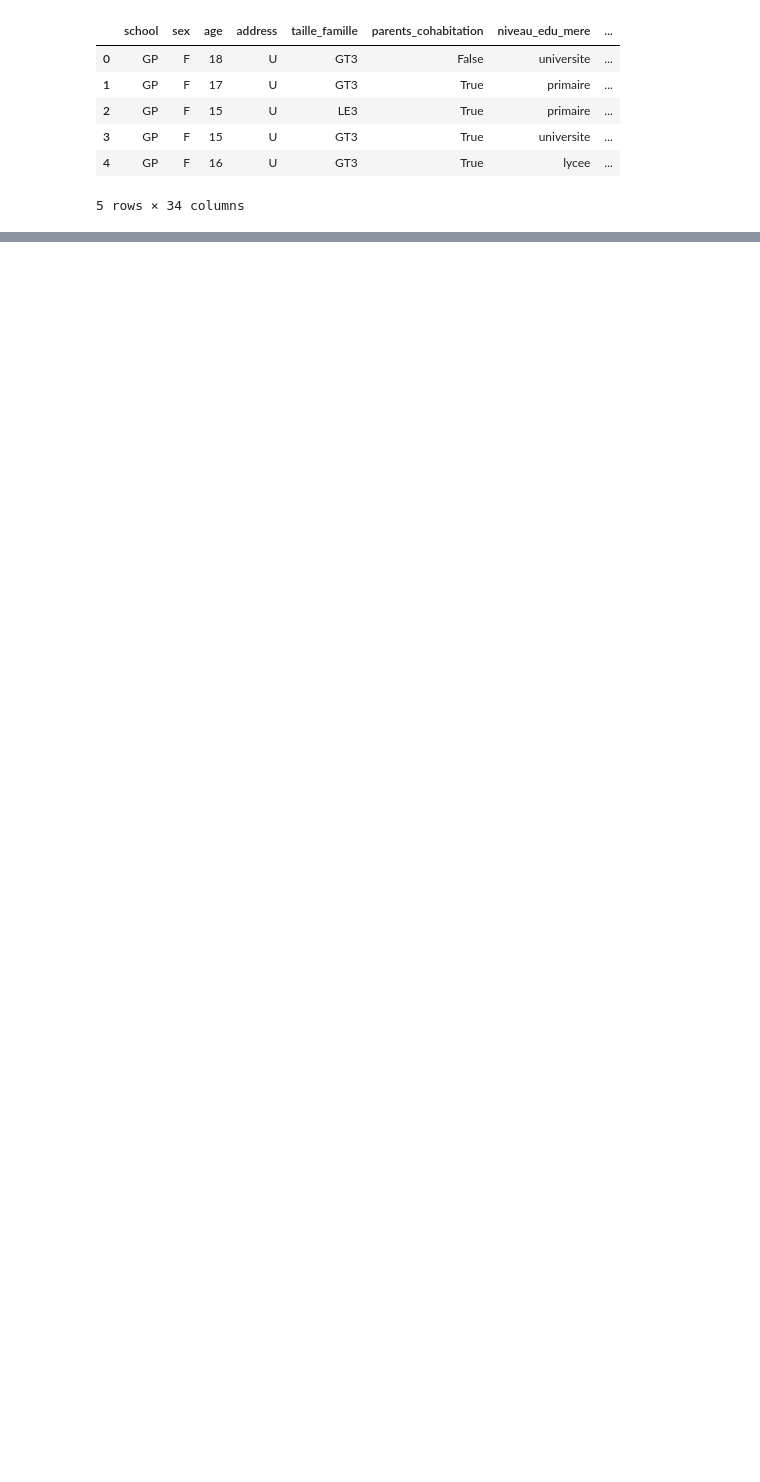
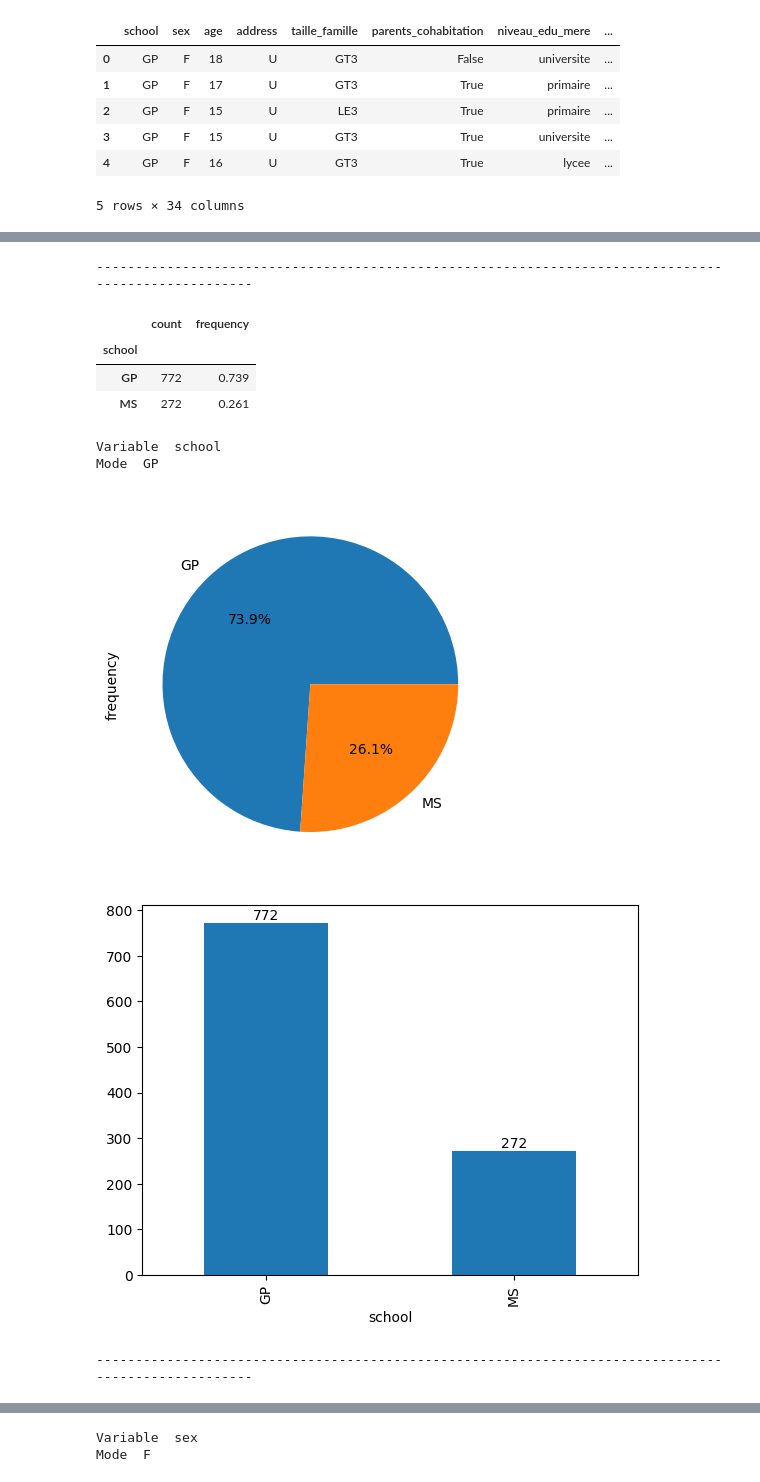
Before and after one commit to chanwinharold/Student_Data_Project, a Jupyter notebook: notebooks/03_statistics.ipynb, the cells around one changed output, grey strips where cells are left out. Saved outputs shown, nothing was run; the diff lists cells and outputs as text; code cells hidden in the pictures; blank space fills up the shorter version.

Commit message:
analyse sur les variables qualitatives effectués

```diff
--- a/notebooks/03_statistics.ipynb
+++ b/notebooks/03_statistics.ipynb
@@ -18,0 +37,33 @@ data.head()
+# %%
+liste_variables = ["school", "sex", "address", "taille_famille", "niveau_edu_mere", "niveau_edu_pere", "emploi_mere", "emploi_pere", "raison_choix_ecole", "tuteur", "matiere"]
+# %%
+def add_labels(k, y):
+    for i in range(len(k)):
+        plt.text(i, y.iloc[i], y.iloc[i], horizontalalignment="center", verticalalignment="bottom")
+for x in liste_variables:
+    print("--"*50)
+
+    table = pd.DataFrame(data[x].value_counts())
+    table["frequency"] = (table["count"] / table["count"].sum()).round(3)
+    display(table)
+
+    print("Variable ", x)
+    print("Mode ", data[x].mode()[0])
+
+    table["frequency"].plot(kind="pie", autopct="%.1f%%")
+    plt.show()
+
+    add_labels(table.index, table["count"])
+    table["count"].plot(kind="bar")
+    plt.show()
+# %% [output]
+----------------------------------------------------------------------------------------------------
+|  | count | frequency |
+| school |  |  |
+| GP | 772 | 0.739 |
+| MS | 272 | 0.261 |
+Variable  school
+Mode  GP
+[figure, added]
+[figure, added]
+----------------------------------------------------------------------------------------------------
@@ -18,0 +74,2 @@ data.head()
+Variable  sex
+Mode  F
```
Also changed, not shown: parts of 13 cells of this notebook.
